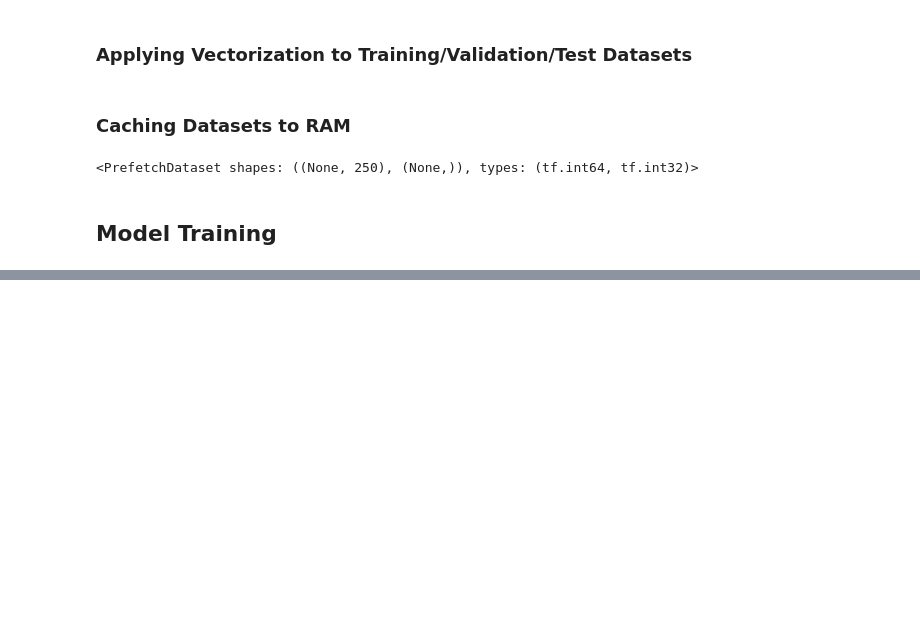
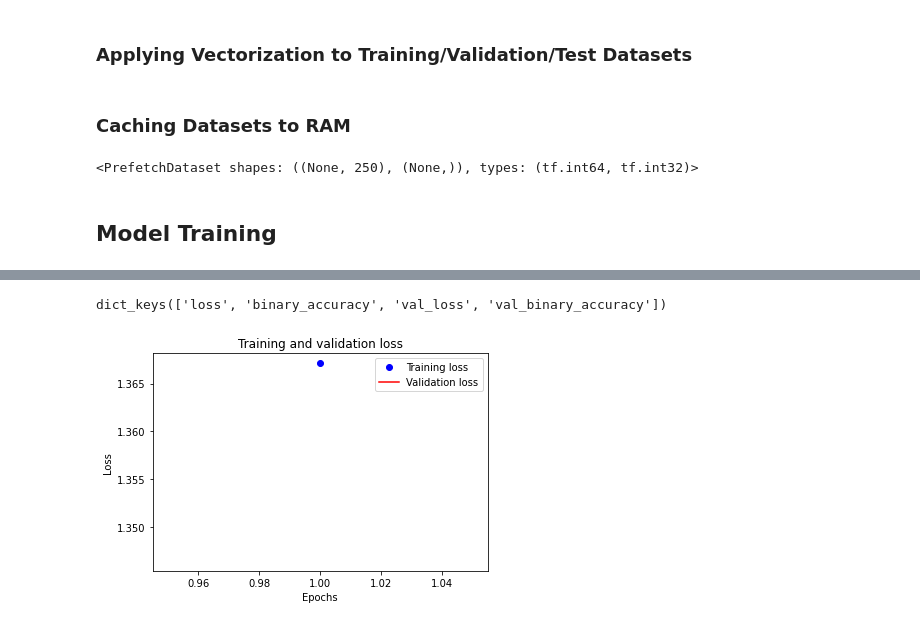
Before and after one commit to iobruno/tensorflow-keras-101, a Jupyter notebook: notebooks/stack-overflow-multilabel-classification.ipynb, the cells around one changed output, grey strips where cells are left out. Cells and saved outputs as stored; diff of their text form; code cells hidden in the pictures; blank space fills up the shorter version.

Commit message:
adding model training and evaluation

```diff
--- a/notebooks/stack-overflow-multilabel-classification.ipynb
+++ b/notebooks/stack-overflow-multilabel-classification.ipynb
@@ -208,0 +272,25 @@ test_ds.cache().prefetch(buffer_size=AUTOTUNE)
+# %%
+history_dict = history.history
+history_dict.keys()
+# %% [output]
+dict_keys(['loss', 'binary_accuracy', 'val_loss', 'val_binary_accuracy'])
+# %%
+bin_acc = history_dict['binary_accuracy']
+validation_acc = history_dict['val_binary_accuracy']
+# %%
+loss = history_dict['loss']
+validation_loss = history_dict['val_loss']
+# %%
+epochs = range(1, len(bin_acc) + 1)
+# %%
+# "bo" is for "blue dot"
+plt.plot(epochs, loss, 'bo', label='Training loss')
+plt.plot(epochs, validation_loss, 'red', label='Validation loss')
+plt.title('Training and validation loss')
+plt.xlabel('Epochs')
+plt.ylabel('Loss')
+plt.legend()
+
+plt.show()
+# %% [output]
+[figure, added]
```
Also changed, not shown: parts of 13 cells of this notebook.
